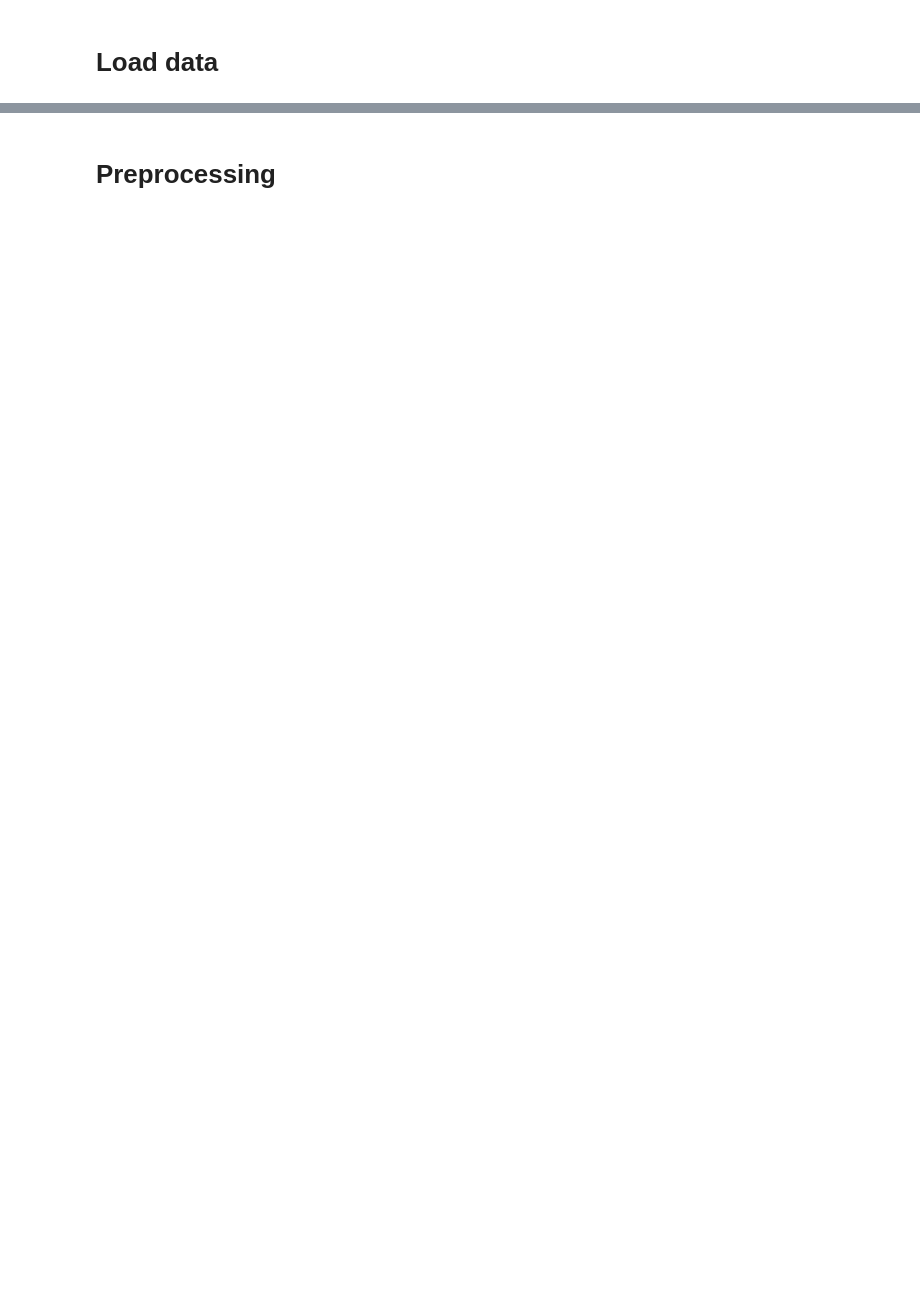
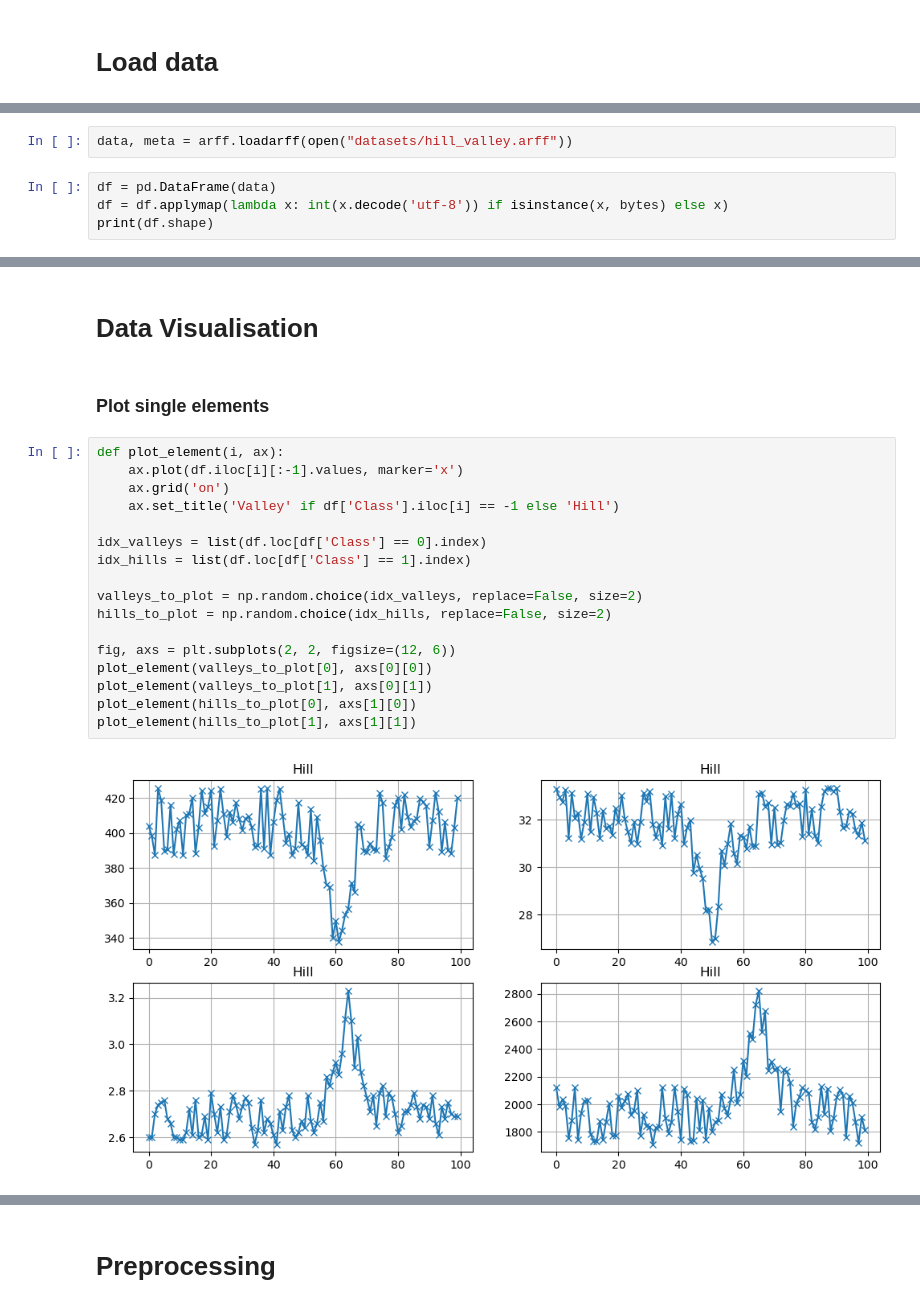
Before and after one commit to Tristan-Amadei/StatsBayesiennes, a Jupyter notebook: assignement3.ipynb, the cells around one changed output, grey strips where cells are left out. Drawn from its saved outputs; the diff is of its cells as text; blank space fills up the shorter version.

Commit message:
project on hill valley

```diff
--- a/assignement3.ipynb
+++ b/assignement3.ipynb
@@ -18,0 +33,6 @@ df.head(3)
+# %%
+data, meta = arff.loadarff(open("datasets/hill_valley.arff"))
+# %%
+df = pd.DataFrame(data)
+df = df.applymap(lambda x: int(x.decode('utf-8')) if isinstance(x, bytes) else x)
+print(df.shape)
@@ -24,0 +49,23 @@ This represents 1.108% of the whole dataset.
+# %% [markdown]
+# Data Visualisation
+# %% [markdown]
+### Plot single elements
+# %%
+def plot_element(i, ax):
+    ax.plot(df.iloc[i][:-1].values, marker='x')
+    ax.grid('on')
+    ax.set_title('Valley' if df['Class'].iloc[i] == -1 else 'Hill')
+
+idx_valleys = list(df.loc[df['Class'] == 0].index)
+idx_hills = list(df.loc[df['Class'] == 1].index)
+
+valleys_to_plot = np.random.choice(idx_valleys, replace=False, size=2)
+hills_to_plot = np.random.choice(idx_hills, replace=False, size=2)
+
+fig, axs = plt.subplots(2, 2, figsize=(12, 6))
+plot_element(valleys_to_plot[0], axs[0][0])
+plot_element(valleys_to_plot[1], axs[0][1])
+plot_element(hills_to_plot[0], axs[1][0])
+plot_element(hills_to_plot[1], axs[1][1])
+# %% [output]
+[figure, added]
```
Also changed, not shown: parts of 38 cells of this notebook, 4 other files.
